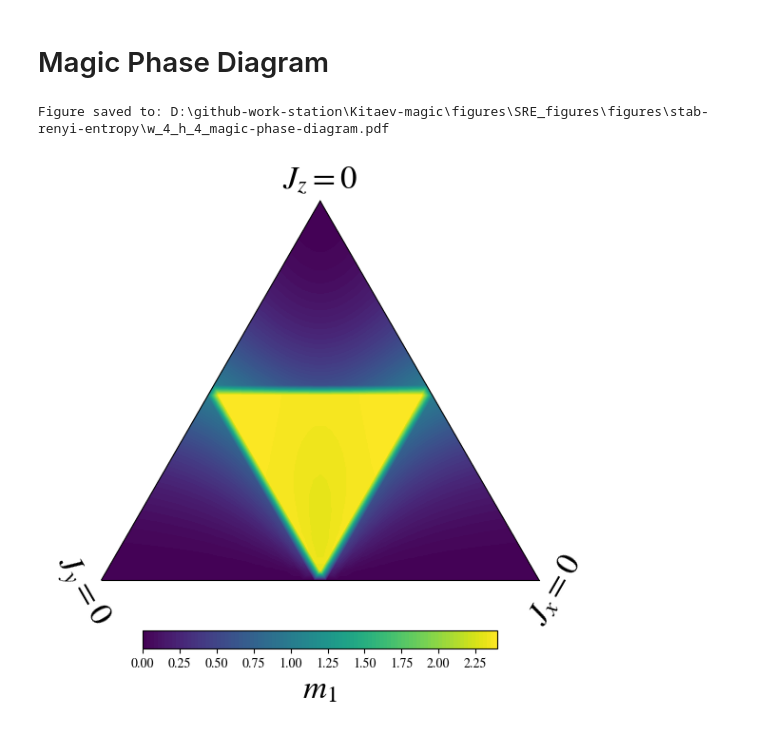
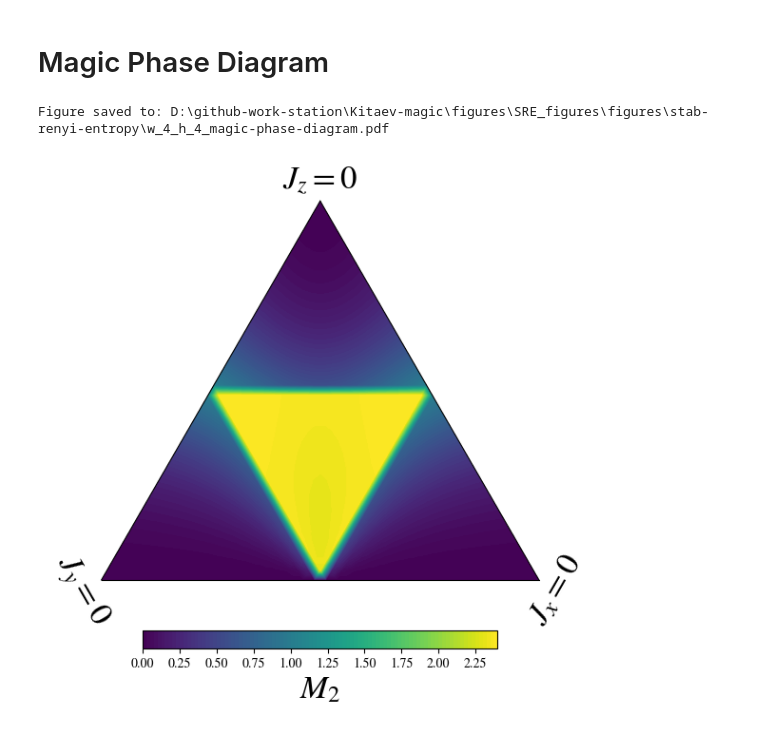
Before and after one commit to WangChenChih/Kitaev-magic, a Jupyter notebook: figures/SRE_figures/KitaevDM.ipynb, the cells around one changed output. Saved outputs shown, nothing was run; the diff lists cells and outputs as text; code cells hidden in the pictures.

Commit message:
modify the figure

```diff
--- a/figures/SRE_figures/KitaevDM.ipynb
+++ b/figures/SRE_figures/KitaevDM.ipynb
@@ -559,32 +559,32 @@ cs = ax.tricontourf(T, L, R, m1_data,
 text_font_size = 25
 ax.set_tlabel(r'$J_z = 0$', fontsize=text_font_size)
 ax.set_llabel(r'$J_y = 0$', fontsize=text_font_size)
 ax.set_rlabel(r'$J_x = 0$', fontsize=text_font_size)
 
 # Custom tick formatting and appearance
 ax.taxis.set_ticks([])
 ax.laxis.set_ticks([])
 ax.raxis.set_ticks([])
 
 # 7. Add Horizontal Colorbar at the bottom
 cbar = fig.colorbar(cs, ax=ax, orientation='horizontal', pad=0.1, shrink=0.7)
-cbar.set_label(r'$m_1$', fontsize=text_font_size)
+cbar.set_label(r'$M_2$', fontsize=text_font_size)
 
 plt.tight_layout()
 
 output_dir = Path.cwd() / "figures" / "stab-renyi-entropy"
 output_dir.mkdir(parents=True, exist_ok=True)
 
 output_file = output_dir / (
     f"w_{DM.width}_h_{DM.height}_magic-phase-diagram.pdf"
 )
 
 fig.tight_layout()
 fig.savefig(output_file, dpi=300, bbox_inches="tight")
 print(f"Figure saved to: {output_file.resolve()}")
 
 plt.show()
 plt.close(fig)
 # %% [output]
 Figure saved to: D:\github-work-station\Kitaev-magic\figures\SRE_figures\figures\stab-renyi-entropy\w_4_h_4_magic-phase-diagram.pdf
-[figure, old version]
+[figure, new version]
```
Also changed, not shown: 3 other files.
